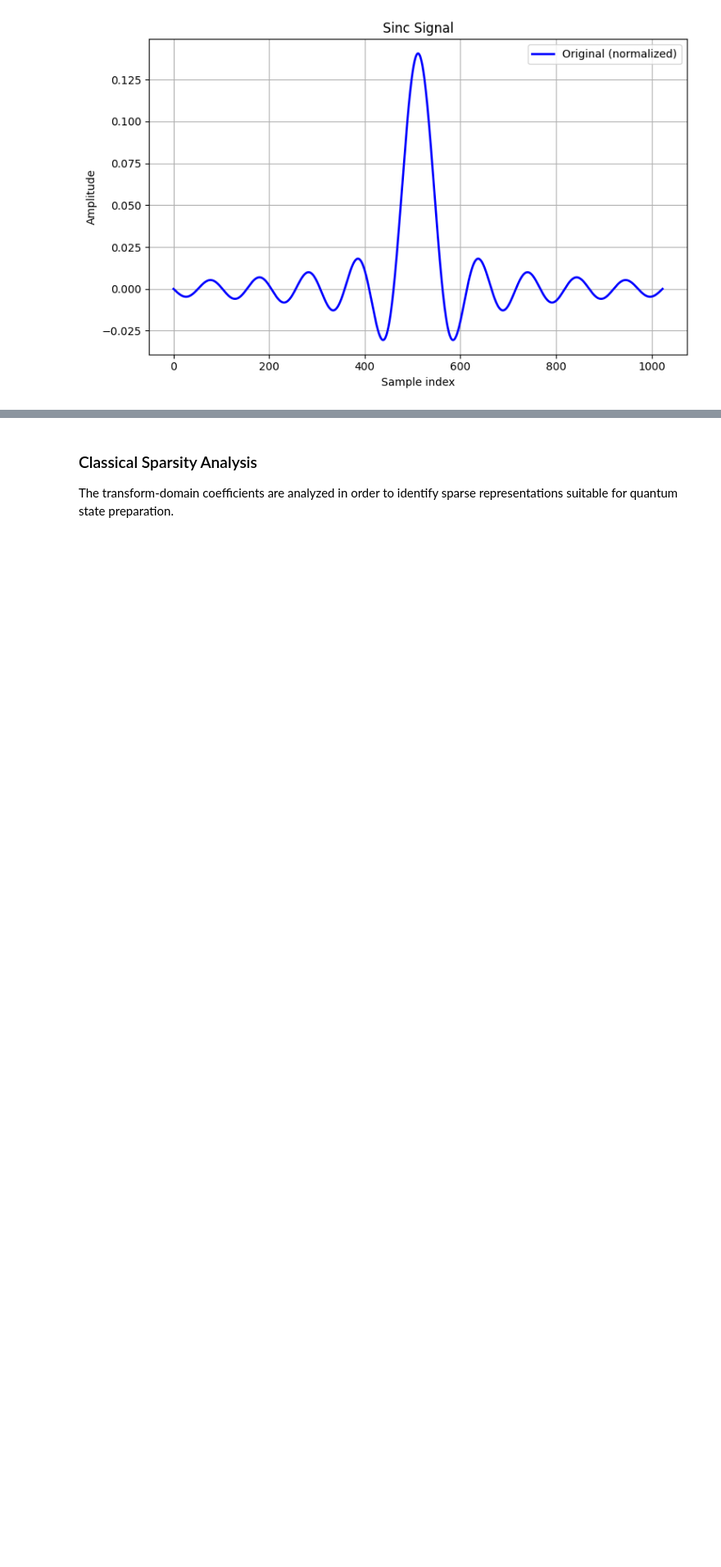
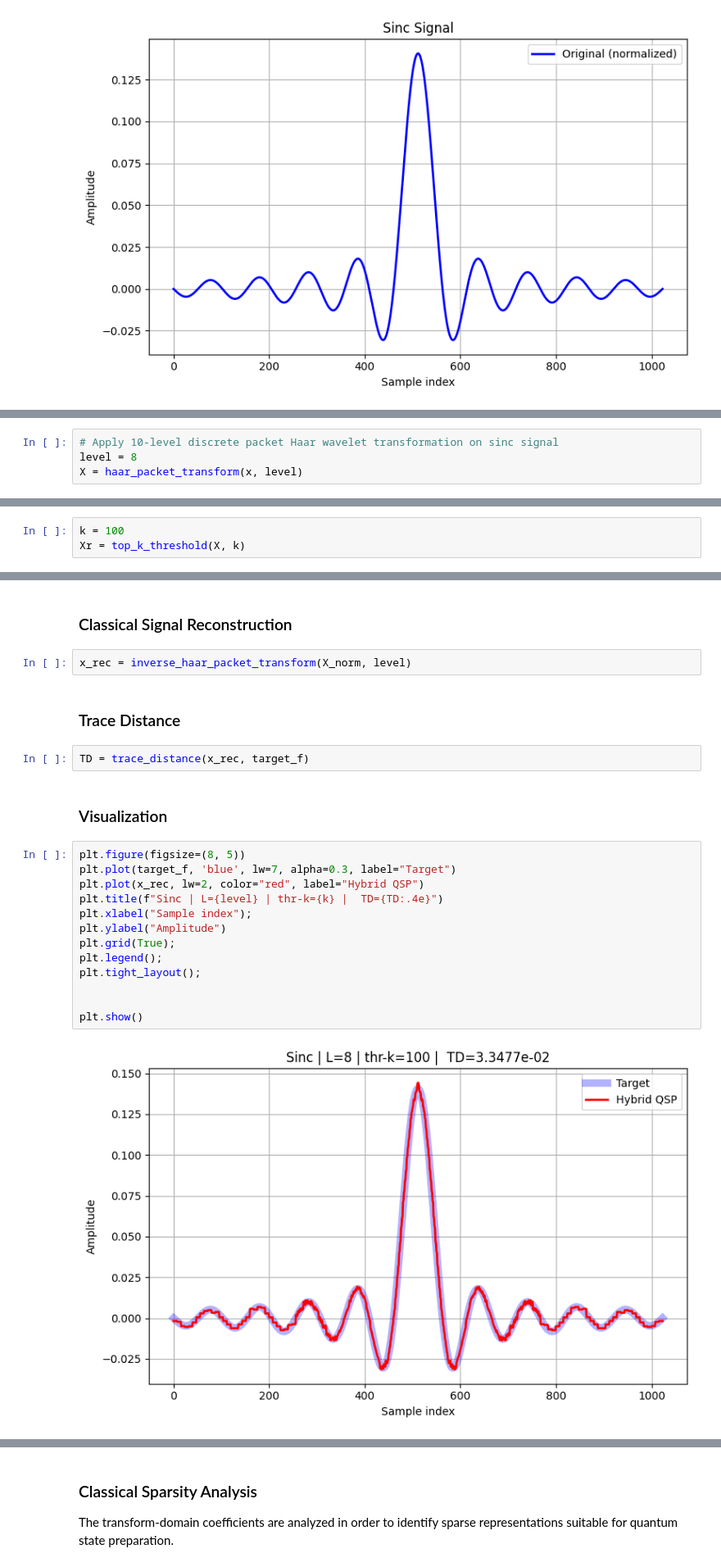
Before and after one commit to emad-boosari/hybrid-qsp, a Jupyter notebook: notebooks/03_Approximate_Preparation_Sinc_Signal.ipynb, the cells around one changed output, grey strips where cells are left out. Shown at 82% size. Drawn from its saved outputs; the diff is of its cells as text; blank space fills up the shorter version.

```diff
--- a/notebooks/03_Approximate_Preparation_Sinc_Signal.ipynb
+++ b/notebooks/03_Approximate_Preparation_Sinc_Signal.ipynb
@@ -45,0 +75,4 @@ plt.show()
+# %%
+# Apply 10-level discrete packet Haar wavelet transformation on sinc signal
+level = 8
+X = haar_packet_transform(x, level)
@@ -45,0 +83,3 @@ plt.show()
+# %%
+k = 100
+Xr = top_k_threshold(X, k)
@@ -45,0 +91,25 @@ plt.show()
+# %% [markdown]
+### Classical Signal Reconstruction
+# %%
+x_rec = inverse_haar_packet_transform(X_norm, level)
+# %% [markdown]
+### Trace Distance
+# %%
+TD = trace_distance(x_rec, target_f)
+# %% [markdown]
+### Visualization
+# %%
+plt.figure(figsize=(8, 5))
+plt.plot(target_f, 'blue', lw=7, alpha=0.3, label="Target")
+plt.plot(x_rec, lw=2, color="red", label="Hybrid QSP")
+plt.title(f"Sinc | L={level} | thr-k={k} |  TD={TD:.4e}")
+plt.xlabel("Sample index");
+plt.ylabel("Amplitude")
+plt.grid(True);
+plt.legend();
+plt.tight_layout();
+
+
+plt.show()
+# %% [output]
+[figure, added]
```
Also changed, not shown: parts of 28 cells of this notebook.
